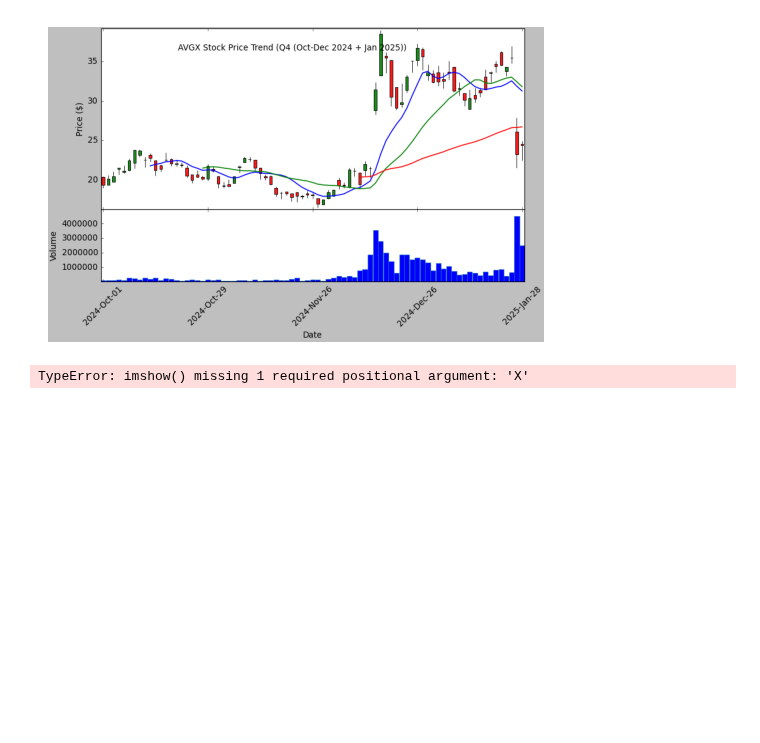
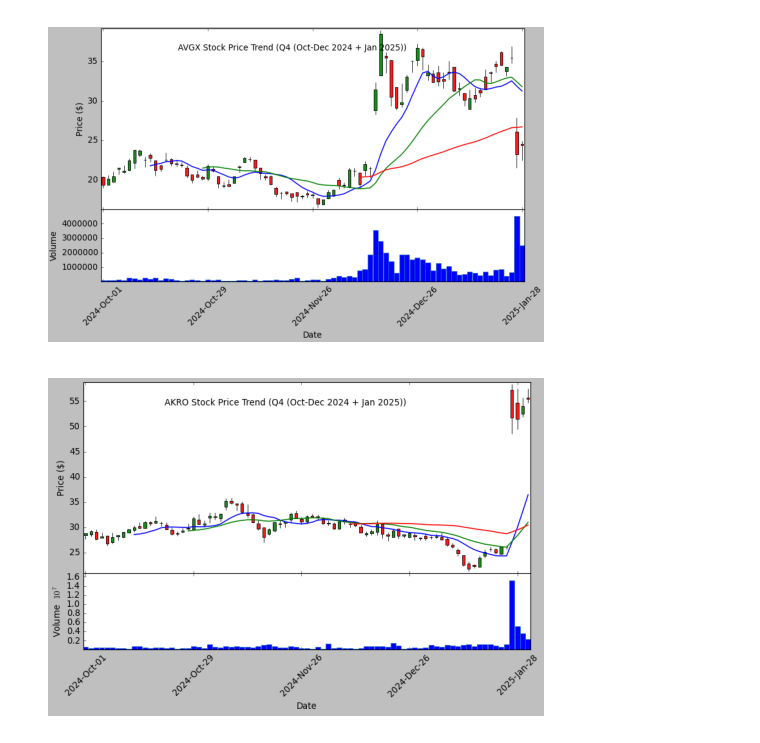
Before and after one commit to cindyd97/A_Stock_Analysis, a Jupyter notebook: All_work/all_8_stocks_analysis.ipynb, the cells around one changed output. Cells and saved outputs as stored; diff of their text form; code cells hidden in the pictures; blank space fills up the shorter version.

```diff
--- a/All_work/all_8_stocks_analysis.ipynb
+++ b/All_work/all_8_stocks_analysis.ipynb
@@ -25,6 +25,10 @@ nvda1 = mpimg.imread('../images/nvda1.png')
 wok1 = mpimg.imread('../images/wok1.png')
 yibo1 = mpimg.imread('../images/kirsten_images/yibo_price_trend_q4.png')
 avgx1 = mpimg.imread('../images/kirsten_images/avgx_price_trend_q4.png')
+akro1 = mpimg.imread('../images/akro_price_trend_q4.png')
+nro1 = mpimg.imread('../images/nro_price_trend_q4.png')
+dwtx1 = mpimg.imread("../David's_work/david_images/DWTX.png")
+elab1 = mpimg.imread("../David's_work/david_images/ELAB.png")
 # %%
 # Display the image
 plt.imshow(nvda1)
@@ -55,10 +59,10 @@ plt.show()
 [figure]
 # %%
 # Display the image
-plt.imshow()
+plt.imshow(akro1)
 plt.axis('off')  # Hide axes
 plt.show()
 # %% [output]
-TypeError: imshow() missing 1 required positional argument: 'X'
+[figure, added]
 # %%
 # Display the image
```
Also changed, not shown: parts of 14 cells of this notebook, 4 other files.
